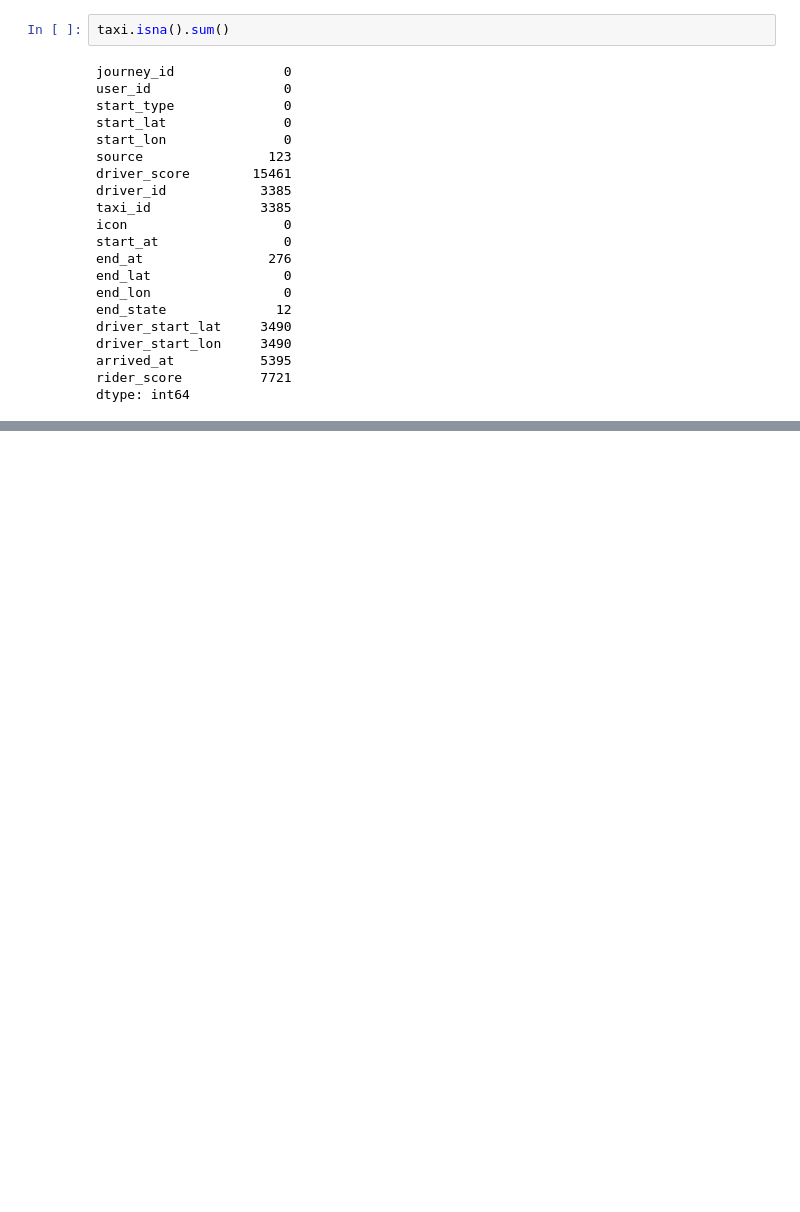
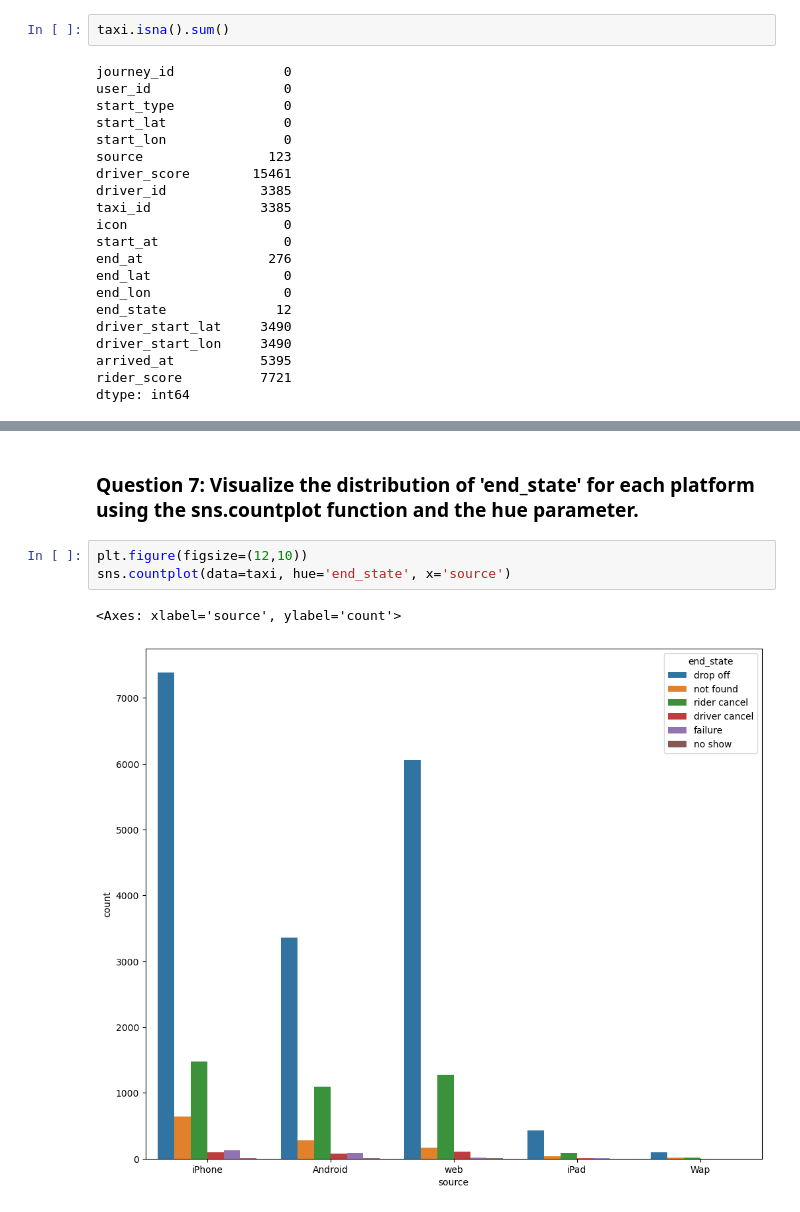
Before and after one commit to samiralikperov/python-portfolio, a Jupyter notebook: Projects/Taxi _Ride_Data_Analysis_from_Peru.ipynb, the cells around one changed output, grey strips where cells are left out. Drawn from its saved outputs; the diff is of its cells as text; blank space fills up the shorter version.

```diff
--- a/Projects/Taxi _Ride_Data_Analysis_from_Peru.ipynb
+++ b/Projects/Taxi _Ride_Data_Analysis_from_Peru.ipynb
@@ -132,0 +246,8 @@ dtype: int64
+# %% [markdown]
+### Question 7: Visualize the distribution of 'end_state' for each platform using the sns.countplot function and the hue parameter.
+# %%
+plt.figure(figsize=(12,10))
+sns.countplot(data=taxi, hue='end_state', x='source')
+# %% [output]
+<Axes: xlabel='source', ylabel='count'>
+[figure, added]
```
Also changed, not shown: parts of 63 cells of this notebook.
